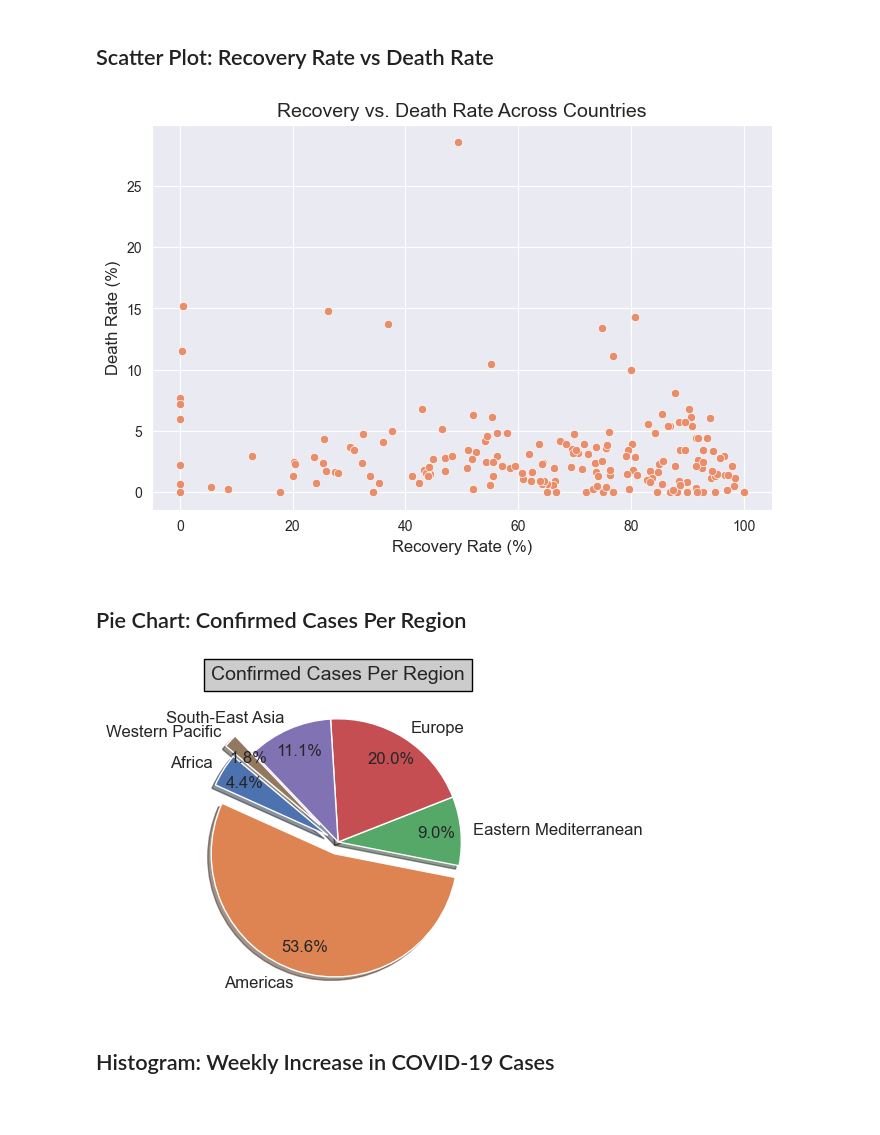
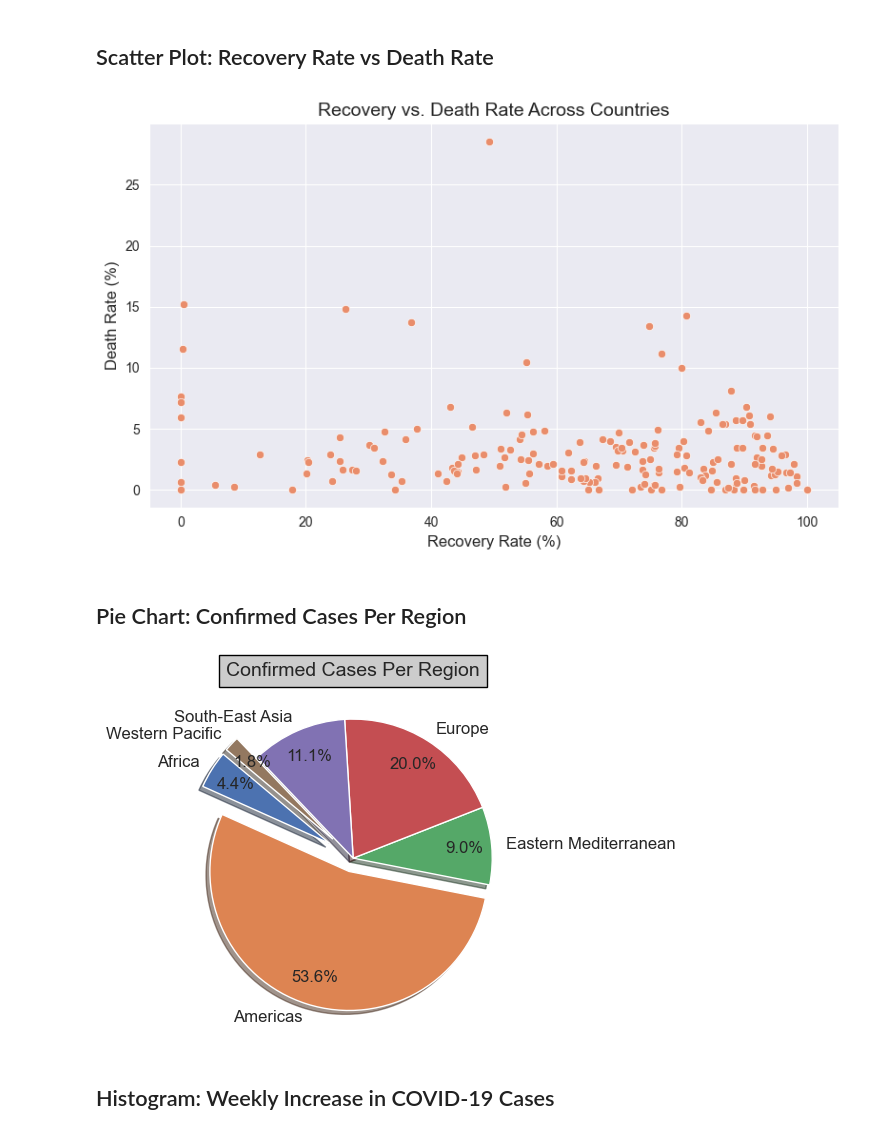
Before and after one commit to magdalena-ivanova-ds/EDA-Projects, a Jupyter notebook: covid_19/covid.ipynb, the cells around one changed output. Drawn from its saved outputs; the diff is of its cells as text; code cells hidden in the pictures.

```diff
--- a/covid_19/covid.ipynb
+++ b/covid_19/covid.ipynb
@@ -92,28 +94,32 @@ plt.show()
 # %%
 plt.figure(figsize=(8,5), dpi=100)
 sns.scatterplot(data=covid19_df, x="Recovery Rate", y="Death Rate")
 plt.xlabel("Recovery Rate (%)", fontsize=12)
 plt.ylabel("Death Rate (%)", fontsize=12)
 plt.title("Recovery vs. Death Rate Across Countries", fontsize=14)
+plt.tight_layout()
+plt.savefig('plots/plot2.png')
 plt.show()
 # %% [output]
-[figure, old version]
+[figure, new version]
 # %% [markdown]
 ## Pie Chart: Confirmed Cases Per Region
 # %%
 confirmed_cases_per_region = covid19_df.groupby("Region")["Confirmed"].sum()
 pie_values = confirmed_cases_per_region.values.tolist()
 pie_labels = confirmed_cases_per_region.index.values.tolist()
-explode = (0.1, 0.1, 0, 0, 0, 0.2)  # Slightly separate major sections
+explode = (0.2, 0.1, 0, 0, 0, 0.2)  # Slightly separate major sections
 sns.set_palette("deep")
 
 plt.figure(figsize=(8,4), dpi=100)
 plt.pie(pie_values, labels=pie_labels, autopct="%1.1f%%", pctdistance=0.8, startangle=140,
         explode=explode, shadow=True, textprops={'fontsize': 12})
 plt.title("Confirmed Cases Per Region", fontsize=14, bbox={'facecolor':'0.8', 'pad':5, 'edgecolor': 'black', 'linewidth': 1})
+plt.tight_layout()
+plt.savefig('plots/plot3.png')
 plt.show()
 # %% [output]
-[figure, old version]
+[figure, new version]
 # %% [markdown]
 ## Histogram: Weekly Increase in COVID-19 Cases
 # %%
```
Also changed, not shown: parts of 4 cells of this notebook.
